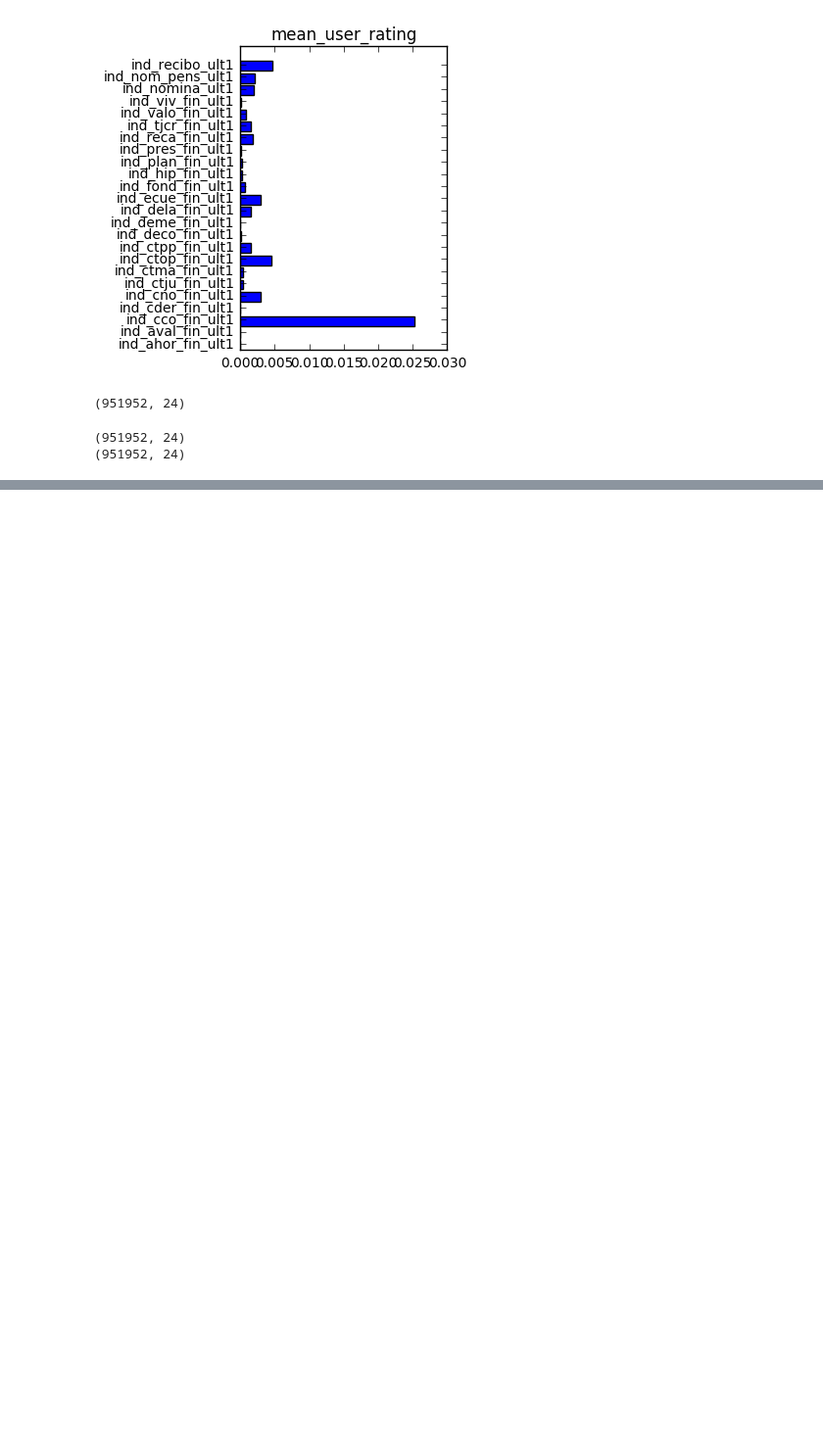
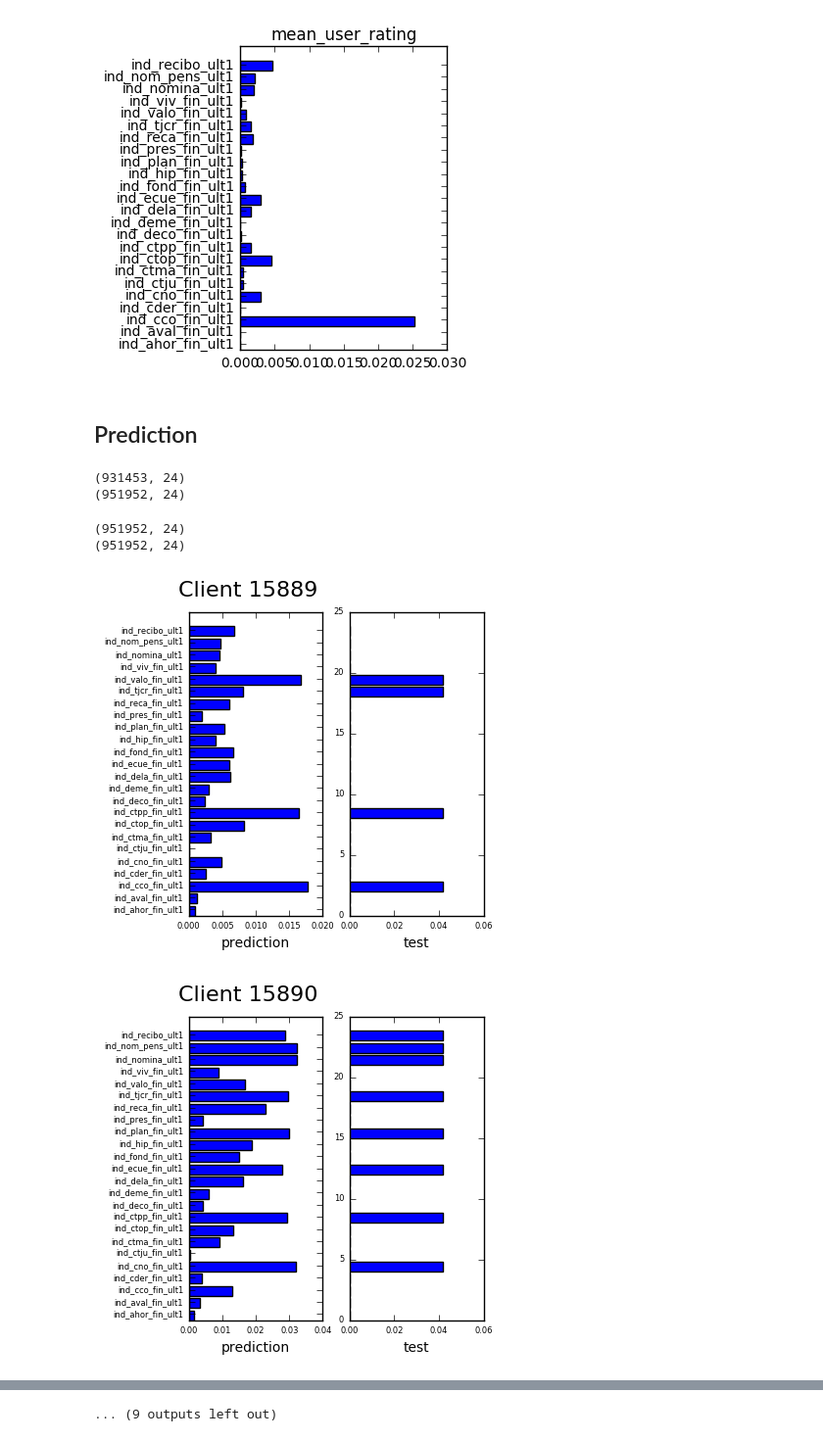
Before and after one commit to npiro/CorazonesSD, a Jupyter notebook: collaborative_filtering/collaborative_filtering.ipynb, the cells around one changed output, grey strips where cells are left out. Shown at 98% size. Drawn from its saved outputs; the diff is of its cells as text; code cells hidden in the pictures; blank space fills up the shorter version.

Commit message:
prediction-test comparison plot added

```diff
--- a/collaborative_filtering/collaborative_filtering.ipynb
+++ b/collaborative_filtering/collaborative_filtering.ipynb
@@ -61,11 +90,57 @@ plt.show()
-# %%
-item_prediction = cf.predict_memory_based(train_utility_matrix, type='item')
-print item_prediction.shape
-# %% [output]
-(951952, 24)
+# %% [markdown]
+## Prediction
+# %%
+train_utility_matrix,client_n_months = cf.get_utility_matrix('train_ver2_month1-16')
+train_item_prediction = cf.predict_memory_based(train_utility_matrix, type='item')
+
+test_utility_matrix,client_n_months = cf.get_utility_matrix('train_ver2_month17')
+
+print test_utility_matrix.shape
+print train_item_prediction.shape
+# %% [output]
+(931453, 24)
+(951952, 24)
 # %%
 print train_utility_matrix.shape
 print item_prediction.shape
 # %% [output]
 (951952, 24)
 (951952, 24)
+# %%
+train_data = cf.get_data_dict('train_ver2_month1-16')
+test_data = cf.get_data_dict('train_ver2_month17')
+
+product_ids = cf.get_product_ids('train_ver2_month1-16')
+n_products = len(product_ids)
+
+import matplotlib.pyplot as plt
+
+for client_test_ind, client_id in enumerate(test_data['client_ids']):
+    client_train_ind_list = \
+    np.where(test_data['client_ids'][client_test_ind] == train_data['client_ids'])[0][:]
+    assert(client_train_ind_list.shape[0]==1),'client_train_ind should be unique'
+    client_train_ind = client_train_ind_list[0]
+    #print client_train_ind
+
+    fig = plt.figure()
+    plt.suptitle('Client ' + str(client_id),fontsize=16)
+
+    ax1 = fig.add_subplot(132)
+    ax1.barh(range(train_item_prediction.shape[1]),train_item_prediction[client_train_ind,:].transpose())
+    plt.yticks(np.array(range(n_products))+0.5, product_ids)
+    plt.tick_params(labelsize=6)
+    plt.locator_params(axis='x',nbins=4)
+    plt.xlabel('prediction')
+
+    ax2 = fig.add_subplot(133)
+    ax2.barh(range(test_utility_matrix.shape[1]),test_utility_matrix[client_test_ind,:].transpose())
+    plt.tick_params(labelsize=6)
+    plt.locator_params(axis='x',nbins=4)
+    plt.xlabel('test')
+
+    plt.show()
+
+    if client_test_ind == 20: break
+# %% [output]
+[figure, added]
+[figure, added]
@@ -71,0 +157 @@ print item_prediction.shape
+... (9 outputs left out)
```
Also changed, not shown: parts of 4 cells of this notebook, 2 other files.
